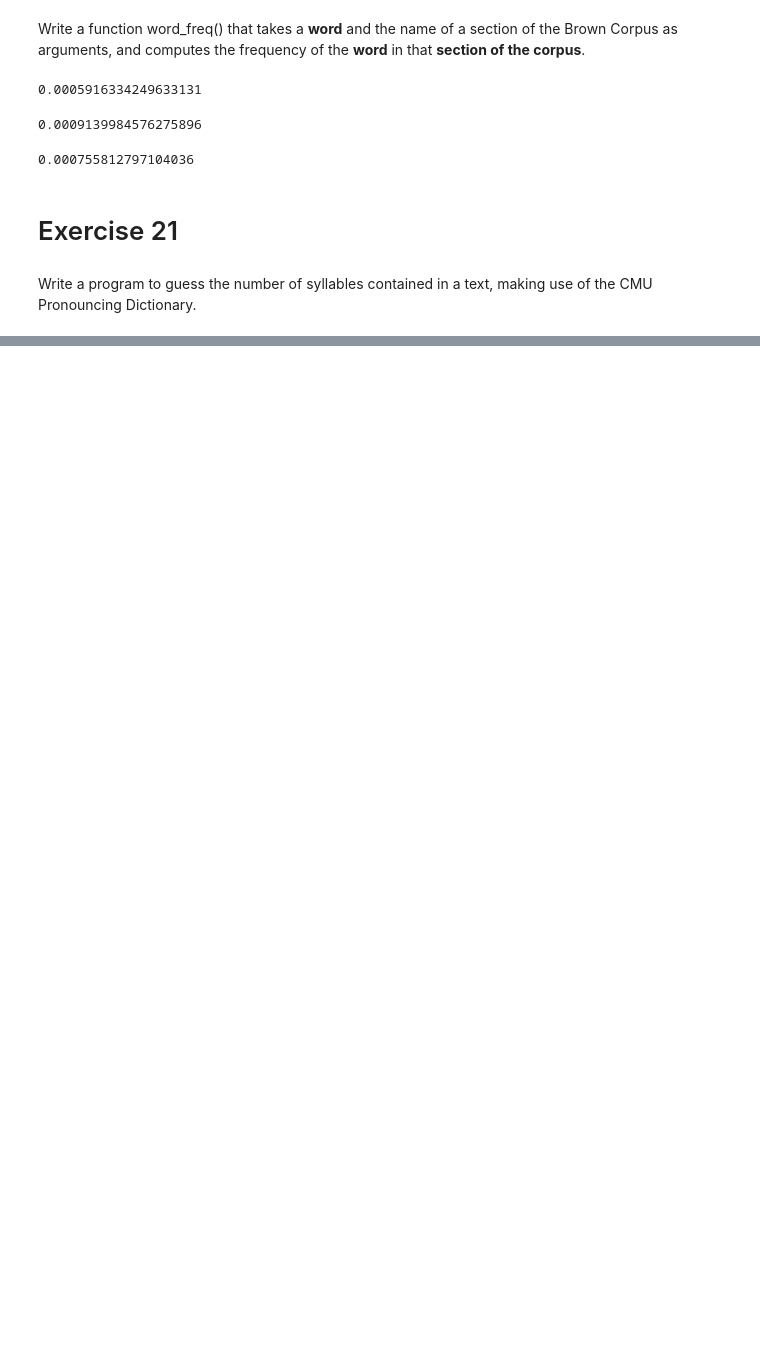
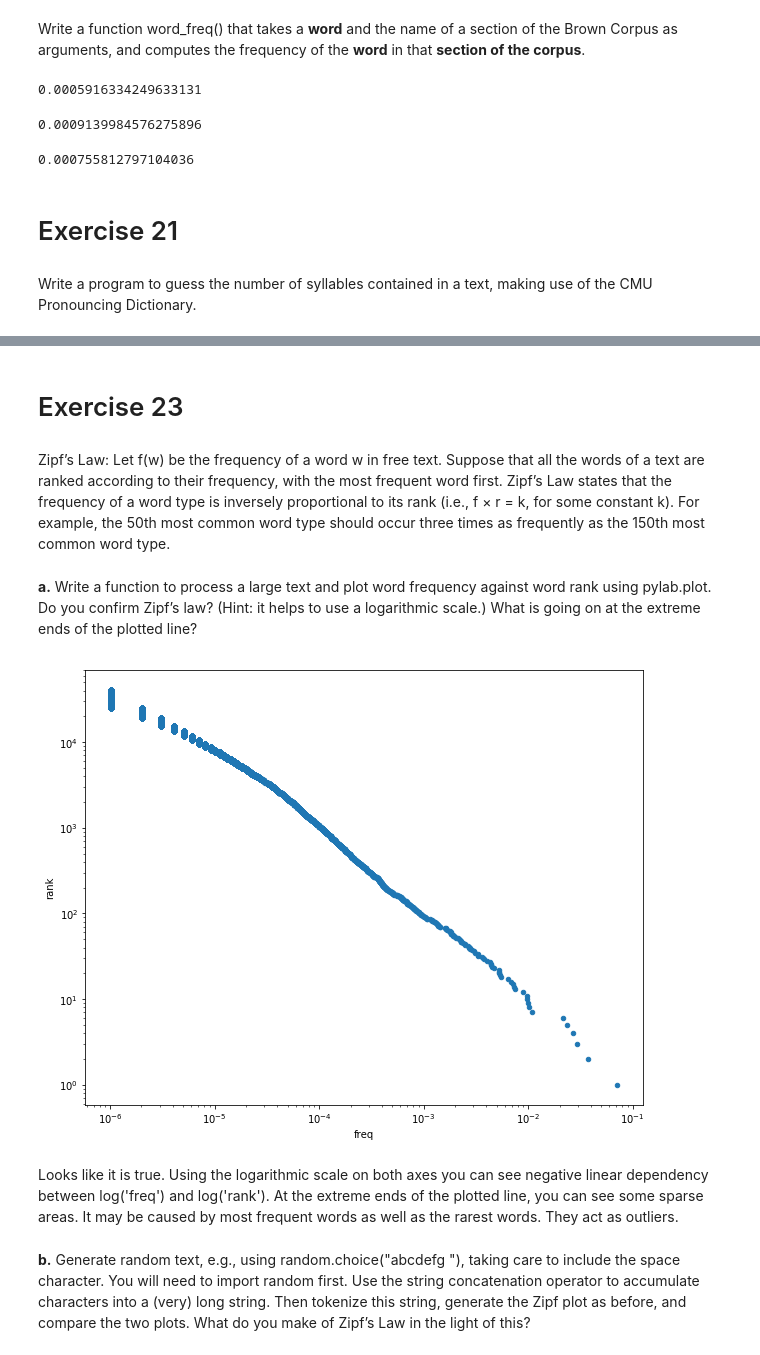
Before and after one commit to rjafarau/nltk-book, a Jupyter notebook: solutions/chapter_02.ipynb, the cells around one changed output, grey strips where cells are left out. Saved outputs shown, nothing was run; the diff lists cells and outputs as text; code cells hidden in the pictures; blank space fills up the shorter version.

```diff
--- a/solutions/chapter_02.ipynb
+++ b/solutions/chapter_02.ipynb
@@ -818,0 +858,42 @@ use of the CMU Pronouncing Dictionary.
+# %% [markdown]
+# Exercise 23
+# %% [markdown]
+Zipf’s Law: Let f(w) be the frequency of a word w in free text. Suppose that all
+the words of a text are ranked according to their frequency, with the most frequent
+word first. Zipf’s Law states that the frequency of a word type is inversely
+proportional to its rank (i.e., f × r = k, for some constant k). For example, the 50th
+most common word type should occur three times as frequently as the 150th most
+common word type.
+# %% [markdown]
+**a.** Write a function to process a large text and plot word frequency against word
+rank using pylab.plot. Do you confirm Zipf’s law? (Hint: it helps to use a
+logarithmic scale.) What is going on at the extreme ends of the plotted line?
+# %%
+def zipf_law_plot(tokens, logy=True, logx=True, figsize=(10, 8)):
+    fd = FreqDist(get_word_tokens(tokens))
+    df = (
+        pd.DataFrame(data=fd.items(), columns=['token', 'count'])
+        .sort_values('count', ascending=False)
+        .reset_index(drop=True)
+    )
+    df['freq'] = df['count'] / fd.N()
+    df['rank'] = df.index + 1
+    df.plot(
+        x='freq', y='rank',
+        kind='scatter',
+        logx=logx, logy=logy,
+        figsize=figsize
+    )
+# %%
+zipf_law_plot(brown.words())
+plt.show()
+# %% [output]
+[figure, added]
+# %% [markdown]
+Looks like it is true. Using the logarithmic scale on both axes you can see negative linear dependency between log('freq') and log('rank'). At the extreme ends of the plotted line, you can see some sparse areas. It may be caused by most frequent words as well as the rarest words. They act as outliers.
+# %% [markdown]
+**b.** Generate random text, e.g., using random.choice("abcdefg "), taking care to
+include the space character. You will need to import random first. Use the string
+concatenation operator to accumulate characters into a (very) long string.
+Then tokenize this string, generate the Zipf plot as before, and compare the
+two plots. What do you make of Zipf’s Law in the light of this?
```
Also changed, not shown: parts of 15 cells of this notebook.
